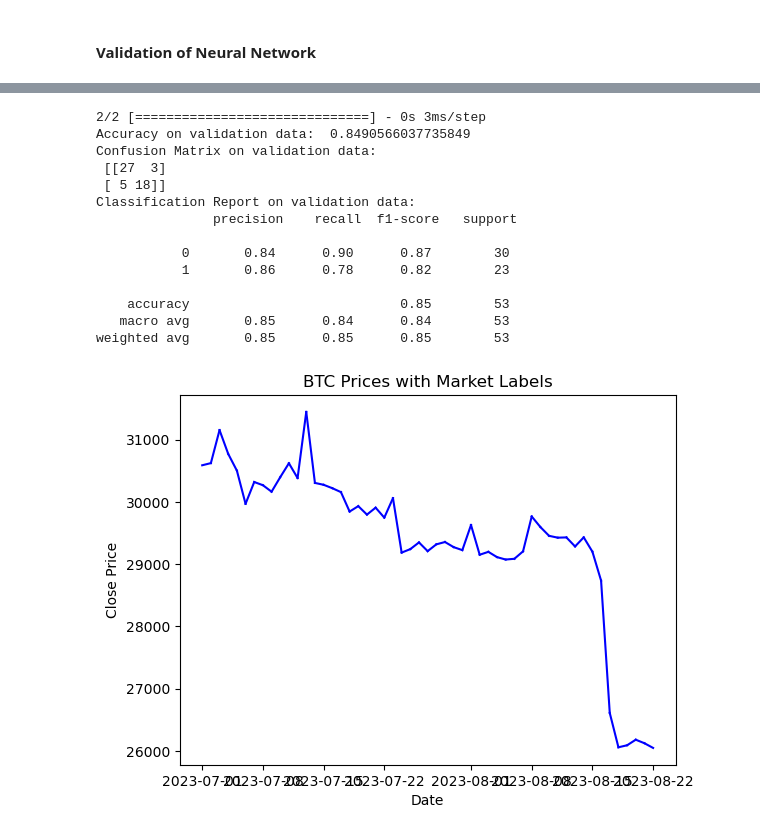
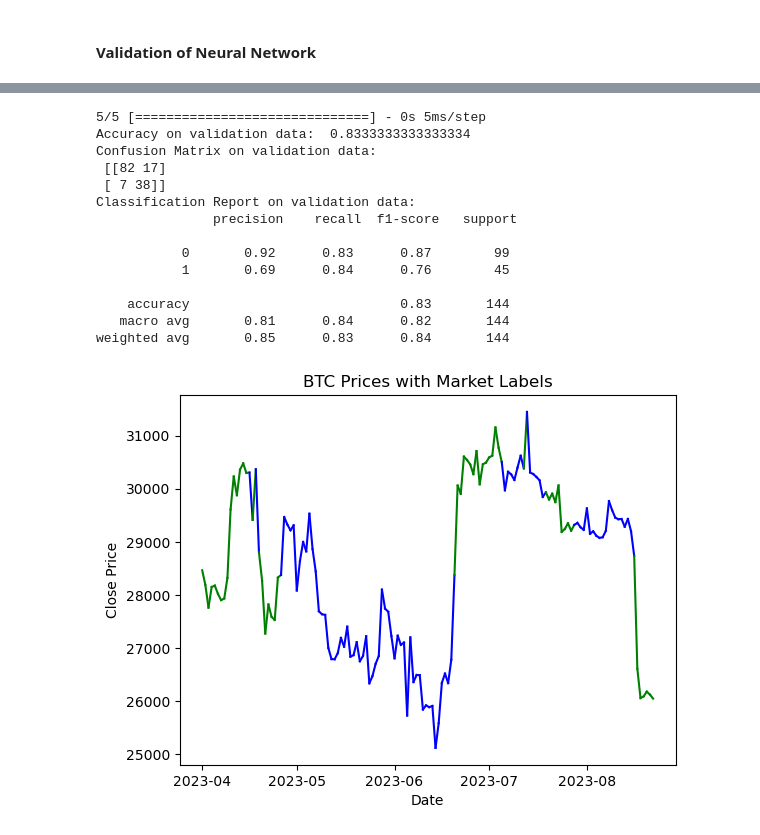
Before and after one commit to v3232/Project-2team-4, a Jupyter notebook: bitcoin_classifier.ipynb, the cells around one changed output, grey strips where cells are left out. Drawn from its saved outputs; the diff is of its cells as text; code cells hidden in the pictures.

```diff
--- a/bitcoin_classifier.ipynb
+++ b/bitcoin_classifier.ipynb
@@ -136,8 +136,14 @@ df['MarketLabel'].value_counts()
 1    1837
 Name: MarketLabel, dtype: int64
 # %%
-X = df.drop(columns=["MarketLabel"])
-y = df["MarketLabel"]
+X = df.drop(columns=["MarketLabel"]).loc[:'2023-03-31']
+y = df["MarketLabel"].loc[:'2023-03-31']
+validation_date = pd.Timestamp('2023-04-01')
+
+
+
+X_validation = df.drop(columns=["MarketLabel"]).loc[validation_date:]
+y_validation = df["MarketLabel"].loc[validation_date:]
 # %%
 # Split the data using train_test_split
 # Assign a random_state of 1 to the function
@@ -665,17 +590,2 @@ plot_colored_market_trends_1(df['2023-07-01':],lstm_validation_pred)
 # %% [markdown]
 #### Validation of Neural Network
-# %%
-# Build the neural network model
-nn_model = tf.keras.Sequential([
-    tf.keras.layers.Input(shape=(X_train_scaled.shape[1],)),
-    tf.keras.layers.Dense(64, activation='relu'),
-    tf.keras.layers.Dropout(0.2),
-    tf.keras.layers.Dense(32, activation='relu'),
-    tf.keras.layers.Dense(1, activation='sigmoid')  # Use sigmoid for binary classification
-])
-
-# Compile the model
-nn_model.compile(optimizer='adam', loss='binary_crossentropy', metrics=['accuracy'])
-
-# Train the model
-nn_model.fit(X_train_scaled, y_train, epochs=50, batch_size=32, validation_split=0.2)
@@ -701,26 +592,27 @@ Epoch 50/50
 # %%
 nn_validation_pred = nn_model.predict(X_validation_scaled)
+nn_validation_pred =  np.where(nn_validation_pred > 0.30, 1, 0).ravel()
 
-print("Accuracy on validation data: ", accuracy_score(y_validation, rf_validation_pred))
-print("Confusion Matrix on validation data: \n", confusion_matrix(y_validation, rf_validation_pred))
-print("Classification Report on validation data: \n", classification_report(y_validation, rf_validation_pred))
+print("Accuracy on validation data: ", accuracy_score(y_validation, nn_validation_pred))
+print("Confusion Matrix on validation data: \n", confusion_matrix(y_validation, nn_validation_pred))
+print("Classification Report on validation data: \n", classification_report(y_validation, nn_validation_pred))
 # %% [output]
-2/2 [==============================] - 0s 3ms/step
-Accuracy on validation data:  0.8490566037735849
+5/5 [==============================] - 0s 5ms/step
+Accuracy on validation data:  0.8333333333333334
 Confusion Matrix on validation data:
- [[27  3]
- [ 5 18]]
+ [[82 17]
+ [ 7 38]]
 Classification Report on validation data:
                precision    recall  f1-score   support
 
-           0       0.84      0.90      0.87        30
-           1       0.86      0.78      0.82        23
+           0       0.92      0.83      0.87        99
+           1       0.69      0.84      0.76        45
 
-    accuracy                           0.85        53
-   macro avg       0.85      0.84      0.84        53
-weighted avg       0.85      0.85      0.85        53
+    accuracy                           0.83       144
+   macro avg       0.81      0.84      0.82       144
+weighted avg       0.85      0.83      0.84       144
 # %%
 #validation plot for Neural Network model
-plot_colored_market_trends_1(df['2023-07-01':],nn_validation_pred)
+plot_colored_market_trends_1(df[validation_date:],nn_validation_pred)
 # %% [output]
-[figure, old version]
+[figure, new version]
```
Also changed, not shown: parts of 32 cells of this notebook.
